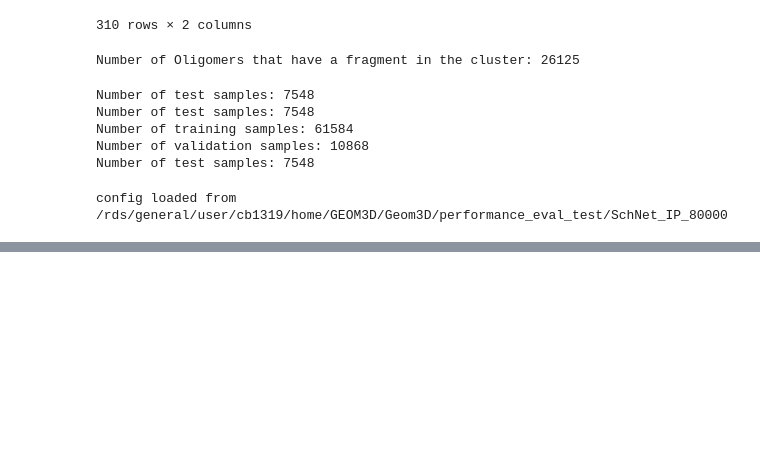
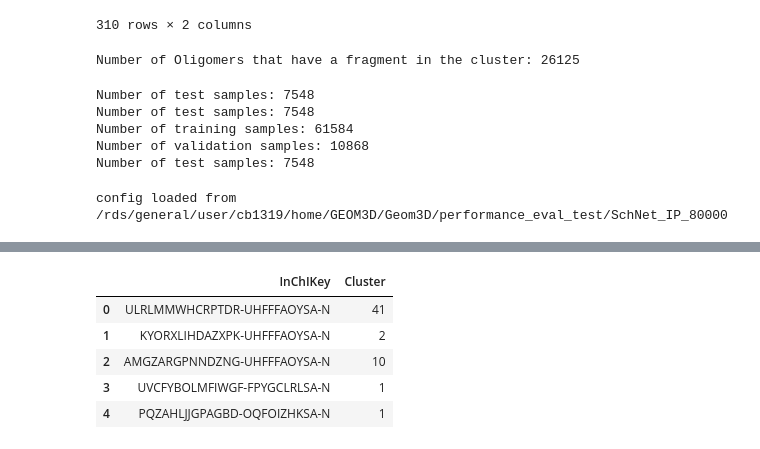
Before and after one commit to C-Bone-UCL/Geom3D, a Jupyter notebook: notebook/test_fragment_structure_split.ipynb, the cells around one changed output, grey strips where cells are left out. Drawn from its saved outputs; the diff is of its cells as text; code cells hidden in the pictures; blank space fills up the shorter version.

```diff
--- a/notebook/test_fragment_structure_split.ipynb
+++ b/notebook/test_fragment_structure_split.ipynb
@@ -452,2 +456,16 @@ Number of test samples: 26125
 # %%
 %matplotlib inline
+# %%
+
+# read the datafra me from this file
+df = pd.read_csv("/rds/general/user/cb1319/home/GEOM3D/Geom3D/performance_eval_test/datasplit_80000_fragment_scaffold_threshold_0.55.csv")
+
+# see the first few rows of the dataframe
+df.head()
+# %% [output]
+|  | InChIKey | Cluster |
+| 0 | ULRLMMWHCRPTDR-UHFFFAOYSA-N | 41 |
+| 1 | KYORXLIHDAZXPK-UHFFFAOYSA-N | 2 |
+| 2 | AMGZARGPNNDZNG-UHFFFAOYSA-N | 10 |
+| 3 | UVCFYBOLMFIWGF-FPYGCLRLSA-N | 1 |
+| 4 | PQZAHLJJGPAGBD-OQFOIZHKSA-N | 1 |
```
Also changed, not shown: parts of 7 cells of this notebook, 14 other files.
